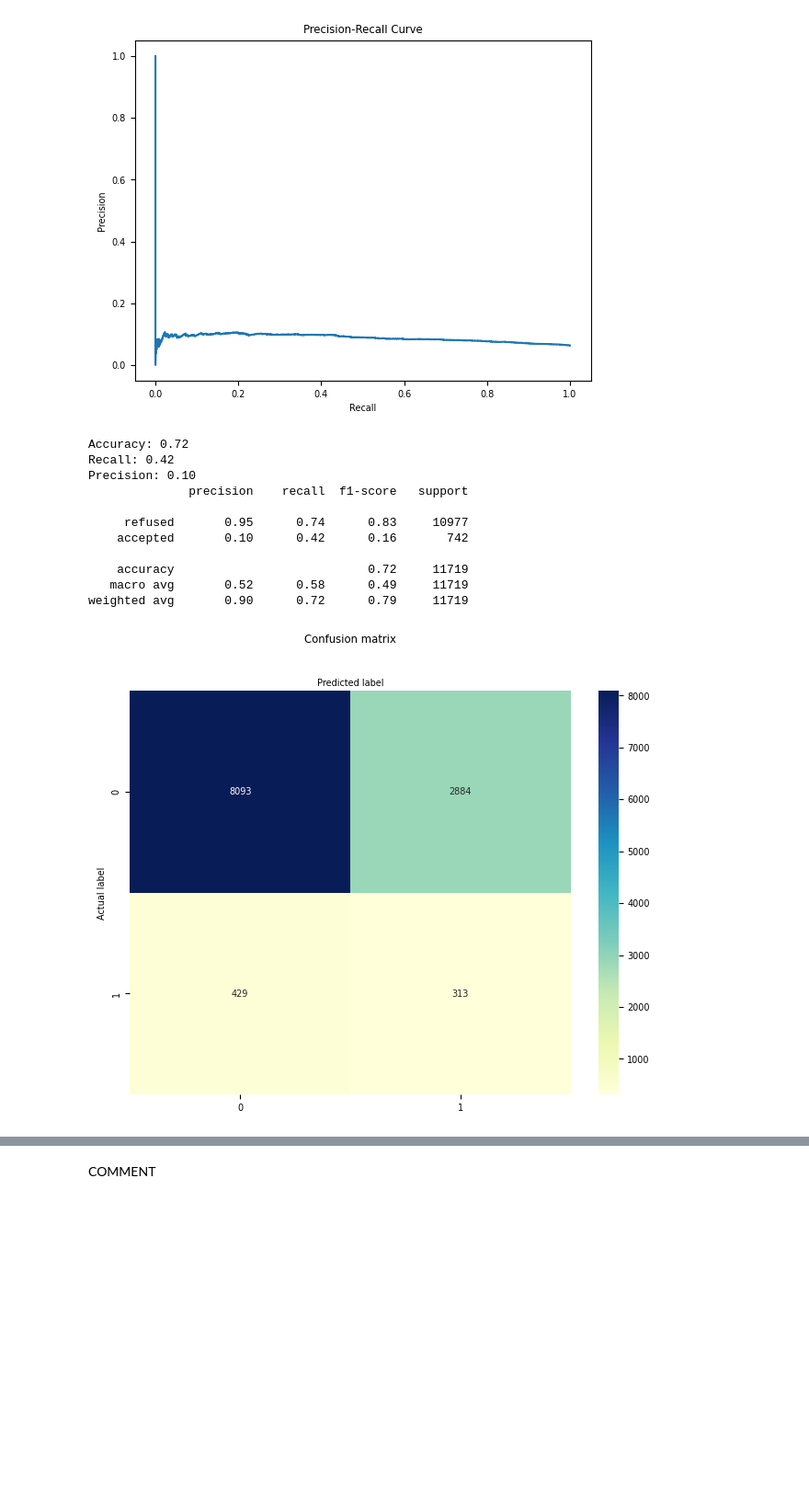
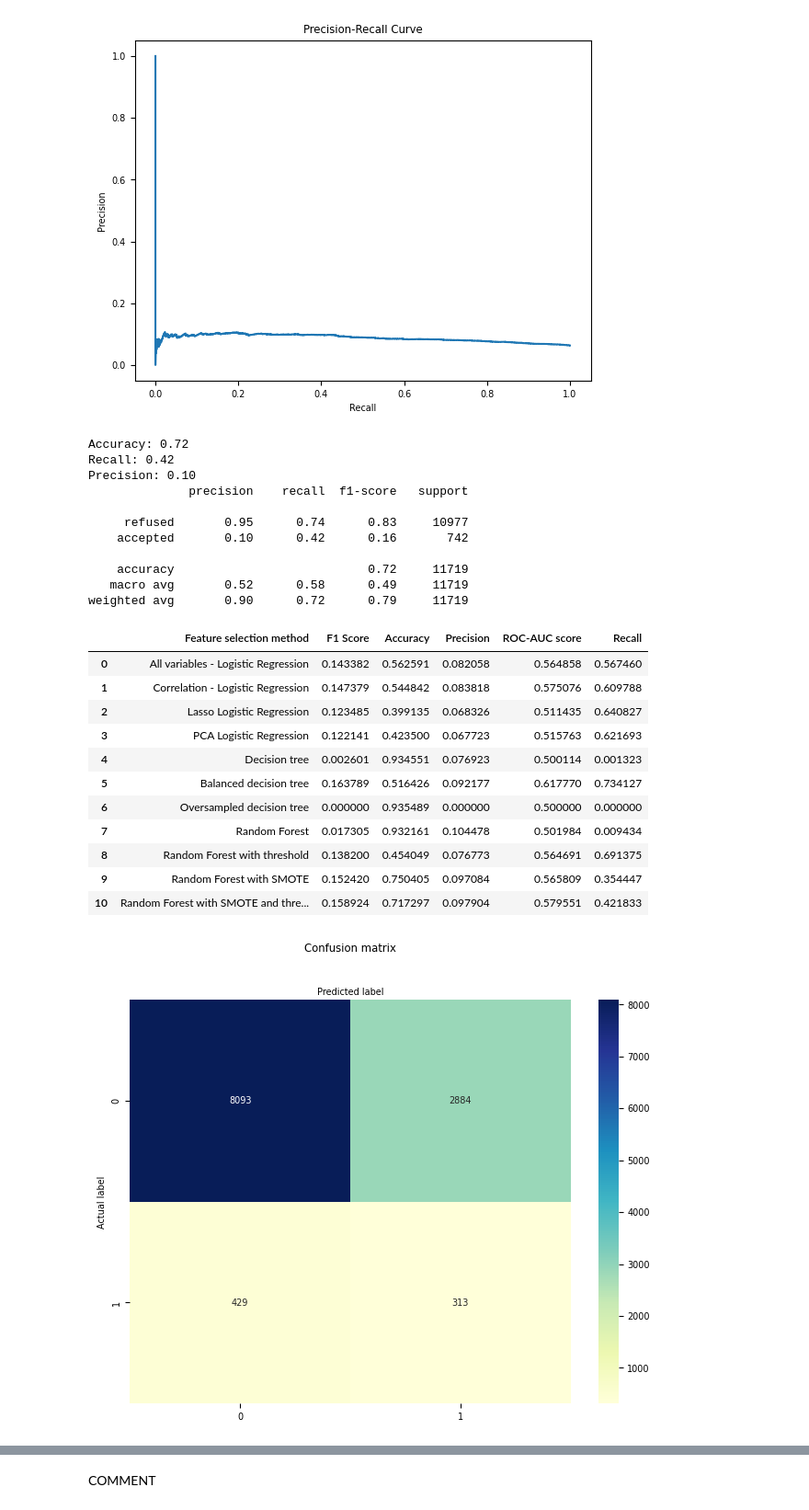
Before and after one commit to annaziegert/insurance_claim_prediciton_nova, a Jupyter notebook: final_notebook/final.ipynb, the cells around one changed output, grey strips where cells are left out. Shown at 92% size. Cells and saved outputs as stored; diff of their text form; code cells hidden in the pictures; blank space fills up the shorter version.

```diff
--- a/final_notebook/final.ipynb
+++ b/final_notebook/final.ipynb
@@ -1499,6 +1501,16 @@ plt.xlabel('Predicted label')
 # Print the evaluation matrix
 target_names = ['refused', 'accepted']
 print(classification_report(y_test, y_pred, target_names=target_names))
+
+df8 = {'Feature selection method': ['Random Forest'],
+        'F1 Score': [f1_score(y_test, y_pred, pos_label=1)],
+        'Accuracy': [accuracy_score(y_test, y_pred)],
+        'Precision': [precision_score(y_test, y_pred)],
+        'ROC-AUC score': [roc_auc_score(y_test, y_pred)],
+        'Recall': [recall_score(y_test, y_pred)]}
+df8 = pd.DataFrame(df8)
+df = df.append(df8, ignore_index=True)
+df
 # %% [output]
 Accuracy: 0.93
 Recall: 0.01
@@ -1578,6 +1599,16 @@ plt.xlabel('Predicted label')
 # Print the evaluation matrix
 target_names = ['refused', 'accepted']
 print(classification_report(y_test, y_pred, target_names=target_names))
+
+df9 = {'Feature selection method': ['Random Forest with threshold'],
+        'F1 Score': [f1_score(y_test, y_pred, pos_label=1)],
+        'Accuracy': [accuracy_score(y_test, y_pred)],
+        'Precision': [precision_score(y_test, y_pred)],
+        'ROC-AUC score': [roc_auc_score(y_test, y_pred)],
+        'Recall': [recall_score(y_test, y_pred)]}
+df9 = pd.DataFrame(df9)
+df = df.append(df9, ignore_index=True)
+df
 # %% [output]
 Accuracy: 0.45
 Recall: 0.69
@@ -1782,33 +1844,55 @@ print("Precision: {:.2f}".format(precision))
 cnf_matrix = confusion_matrix(y_test, y_pred)
 
 
 class_names=[0,1] # name  of classes
 fig, ax = plt.subplots()
 tick_marks = np.arange(len(class_names))
 plt.xticks(tick_marks, class_names)
 plt.yticks(tick_marks, class_names)
 # create heatmap
 sns.heatmap(pd.DataFrame(cnf_matrix), annot=True, cmap="YlGnBu" ,fmt='g')
 ax.xaxis.set_label_position("top")
 plt.tight_layout()
 plt.title('Confusion matrix', y=1.1)
 plt.ylabel('Actual label')
 plt.xlabel('Predicted label')
 # Print the evaluation matrix
 target_names = ['refused', 'accepted']
 print(classification_report(y_test, y_pred, target_names=target_names))
+
+df11 = {'Feature selection method': ['Random Forest with SMOTE and threshold'],
+        'F1 Score': [f1_score(y_test, y_pred, pos_label=1)],
+        'Accuracy': [accuracy_score(y_test, y_pred)],
+        'Precision': [precision_score(y_test, y_pred)],
+        'ROC-AUC score': [roc_auc_score(y_test, y_pred)],
+        'Recall': [recall_score(y_test, y_pred)]}
+df11 = pd.DataFrame(df11)
+df = df.append(df11, ignore_index=True)
+df
 # %% [output]
 Accuracy: 0.72
 Recall: 0.42
 Precision: 0.10
               precision    recall  f1-score   support
 
      refused       0.95      0.74      0.83     10977
     accepted       0.10      0.42      0.16       742
 
     accuracy                           0.72     11719
    macro avg       0.52      0.58      0.49     11719
 weighted avg       0.90      0.72      0.79     11719
+|  | Feature selection method | F1 Score | Accuracy | Precision | ROC-AUC score | Recall |
+| 0 | All variables - Logistic Regression | 0.143382 | 0.562591 | 0.082058 | 0.564858 | 0.567460 |
+| 1 | Correlation - Logistic Regression | 0.147379 | 0.544842 | 0.083818 | 0.575076 | 0.609788 |
+| 2 | Lasso Logistic Regression | 0.123485 | 0.399135 | 0.068326 | 0.511435 | 0.640827 |
+| 3 | PCA Logistic Regression | 0.122141 | 0.423500 | 0.067723 | 0.515763 | 0.621693 |
+| 4 | Decision tree | 0.002601 | 0.934551 | 0.076923 | 0.500114 | 0.001323 |
+| 5 | Balanced decision tree | 0.163789 | 0.516426 | 0.092177 | 0.617770 | 0.734127 |
+| 6 | Oversampled decision tree | 0.000000 | 0.935489 | 0.000000 | 0.500000 | 0.000000 |
+| 7 | Random Forest | 0.017305 | 0.932161 | 0.104478 | 0.501984 | 0.009434 |
+| 8 | Random Forest with threshold | 0.138200 | 0.454049 | 0.076773 | 0.564691 | 0.691375 |
+| 9 | Random Forest with SMOTE | 0.152420 | 0.750405 | 0.097084 | 0.565809 | 0.354447 |
+| 10 | Random Forest with SMOTE and thre... | 0.158924 | 0.717297 | 0.097904 | 0.579551 | 0.421833 |
 [figure]
 # %%
 import matplotlib.pyplot as plt
```
Also changed, not shown: parts of 13 cells of this notebook, 1 other file.
